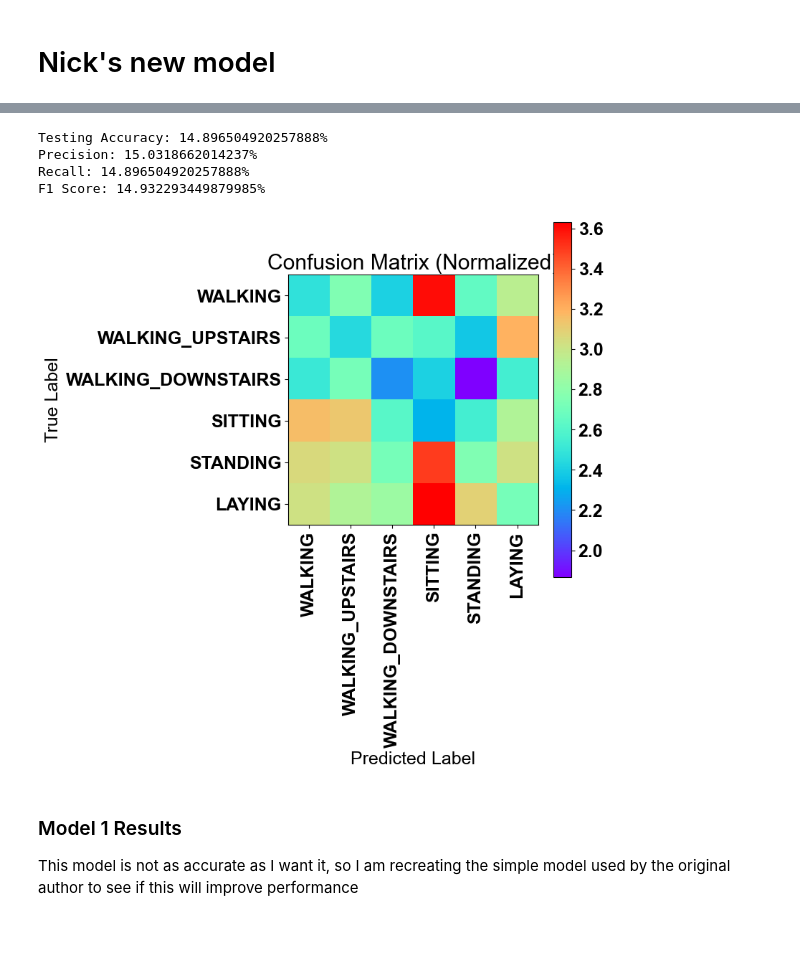
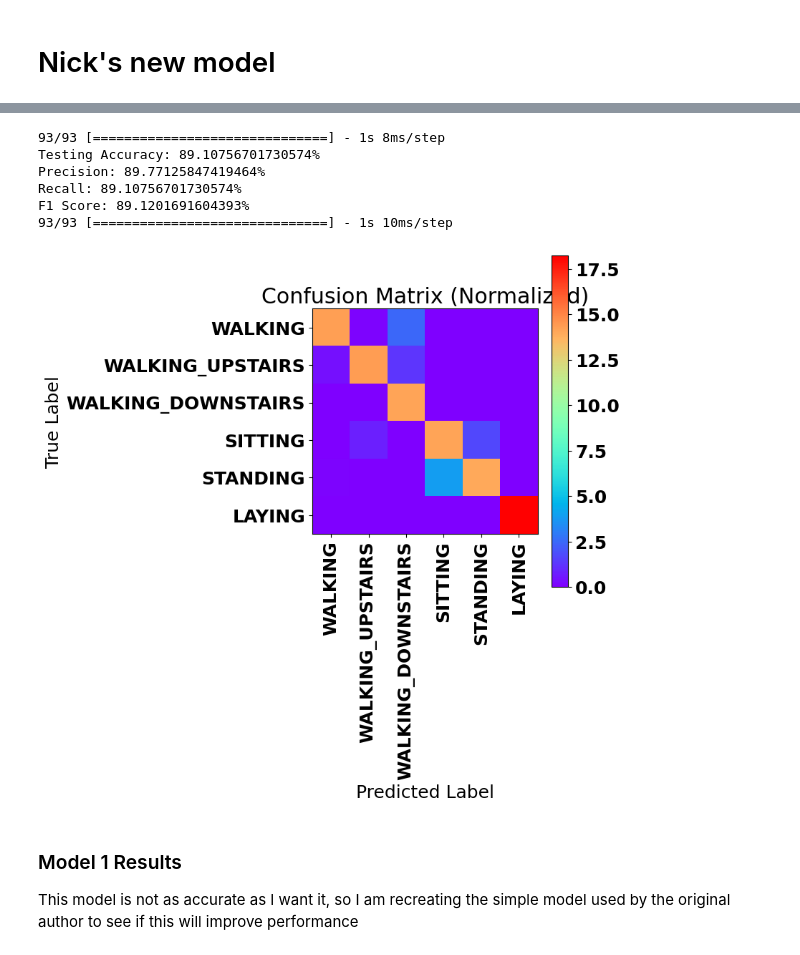
Before and after one commit to vannestn/LSTM-Human-Activity-Recognition, a Jupyter notebook: LSTM_new.ipynb, the cells around one changed output, grey strips where cells are left out. Saved outputs shown, nothing was run; the diff lists cells and outputs as text; code cells hidden in the pictures.

Commit message:
corrected confusion matrix bug

```diff
--- a/LSTM_new.ipynb
+++ b/LSTM_new.ipynb
@@ -262,8 +261,8 @@ def prepare_dataset(features, labels, batch_size, shuffle_buffer_size=1000):
 
     return dataset
 
-TRAINING_BATCH_SIZE = 512
-TESTING_BATCH_SIZE = 32
+TRAINING_BATCH_SIZE = 1024
+TESTING_BATCH_SIZE = 64
 NUMBER_OF_CLASSES = 6
 WINDOW_SIZE = len(X_train[0])
 TIME_STEP_PARAMETER_SIZE = len(X_train[0][0])
@@ -281,12 +280,13 @@ def create_model_v1():
                         strides=1,
                         activation="relu",
                         padding='causal',
+                        kernel_regularizer=regularizers.l2(0.001),
                         input_shape=[WINDOW_SIZE, TIME_STEP_PARAMETER_SIZE]),
     tf.keras.layers.LSTM(64, return_sequences=True),
     tf.keras.layers.LSTM(64),
-    tf.keras.layers.Dense(32, activation="relu"),
+    tf.keras.layers.Dense(32, kernel_regularizer=regularizers.l2(0.001), activation="relu"),
     tf.keras.layers.Dropout(0.4),
-    tf.keras.layers.Dense(32, activation="relu"),
+    tf.keras.layers.Dense(32, kernel_regularizer=regularizers.l2(0.001), activation="relu"),
     tf.keras.layers.Dropout(0.4),
     tf.keras.layers.Dense(NUMBER_OF_CLASSES, activation="softmax"),
   ])
@@ -428,12 +411,11 @@ array([[9.99999975e-06, 1.79073119e+00],
 # %%
 tf.keras.backend.clear_session()
 
-EPOCHS = 70
+EPOCHS = 100
 
 # Initialize the optimizer
 optimizer = tf.keras.optimizers.Adam(learning_rate=5.5e-4)  # Start with the initial learning rate
 
-0.001+0.0001
 # Initialize the Model
 model = create_model_v1()
 
@@ -450,7 +432,7 @@ lr_loss_logger = LearningRateLossLogger()
 history = model.fit(
     prepared_training,
     epochs=EPOCHS,
-    callbacks=[scheduler_callback, lr_loss_logger],
+    callbacks=[lr_loss_logger],
     validation_data = prepared_testing
 )
 
@@ -655,3 +618,0 @@ print(metrics_array)
-# %%
-predictions_prob = model.predict(prepared_testing)
-predictions = np.argmax(predictions_prob, axis=1)
@@ -660,58 +619,67 @@ predictions = np.argmax(predictions_prob, axis=1)
 # %%
+from tensorflow.keras.models import Model
+import numpy as np
 from sklearn.metrics import accuracy_score, precision_score, recall_score, f1_score
+import matplotlib.pyplot as plt
+from sklearn.metrics import confusion_matrix
 
-def print_classification_metrics(y_true_oh, predictions, average_method="weighted"):
+def print_classification_metrics(X, y_true_oh, model, average_method="weighted"):
+    # Make predictions on the original ordered data
+    predictions_prob = model.predict(X)
+    predictions = np.argmax(predictions_prob, axis=1)
+
     # Converting one-hot encoded y_test to label encoded
     true_labels = np.argmax(y_true_oh, axis=1)
 
-    # Calculating accuracy
+    # Calculating metrics
     accuracy = accuracy_score(true_labels, predictions)
-
-    # Calculating other metrics
     precision = precision_score(true_labels, predictions, average=average_method)
     recall = recall_score(true_labels, predictions, average=average_method)
     f1 = f1_score(true_labels, predictions, average=average_method)
 
     print(f"Testing Accuracy: {accuracy * 100}%")
     print(f"Precision: {precision * 100}%")
     print(f"Recall: {recall * 100}%")
     print(f"F1 Score: {f1 * 100}%")
 
-import matplotlib.pyplot as plt
-from sklearn.metrics import confusion_matrix
-import numpy as np
+def plot_normalized_confusion_matrix(X, y_true_oh, model, labels, cmap=plt.cm.rainbow):
+    # Make predictions on the original ordered data
+    predictions_prob = model.predict(X)
+    predictions = np.argmax(predictions_prob, axis=1)
 
-def plot_normalized_confusion_matrix(y_true_oh, predictions, labels, cmap=plt.cm.rainbow):
     # Converting one-hot encoded y_test to label encoded
     true_labels = np.argmax(y_true_oh, axis=1)
 
     # Generate confusion matrix
     confusion_mtx = confusion_matrix(true_labels, predictions)
     normalised_confusion_matrix = np.array(confusion_mtx, dtype=np.float32)/np.sum(confusion_mtx)*100
 
     # Create a plot
     plt.figure(figsize=(8, 8))
     plt.imshow(normalised_confusion_matrix, interpolation='nearest', cmap=cmap)
     plt.title("Confusion Matrix (Normalized)")
     plt.colorbar()
 
     tick_marks = np.arange(len(labels))
     plt.xticks(tick_marks, labels, rotation=90)
     plt.yticks(tick_marks, labels)
 
     plt.tight_layout()
     plt.ylabel('True Label')
     plt.xlabel('Predicted Label')
     plt.show()
 
-print_classification_metrics(y_test_oh, predictions)
-plot_normalized_confusion_matrix(y_test_oh, predictions, LABELS)
+# Test the functions
+print_classification_metrics(X_test, y_test_oh, model)
+plot_normalized_confusion_matrix(X_test, y_test_oh, model, LABELS)
 # %% [output]
-Testing Accuracy: 14.896504920257888%
-Precision: 15.0318662014237%
-Recall: 14.896504920257888%
-F1 Score: 14.932293449879985%
+93/93 [==============================] - 1s 8ms/step
+Testing Accuracy: 89.10756701730574%
+Precision: 89.77125847419464%
+Recall: 89.10756701730574%
+F1 Score: 89.1201691604393%
+93/93 [==============================] - 1s 10ms/step
-[figure, old version]
+[figure, new version]
 # %% [markdown]
 ### Model 1 Results
 This model is not as accurate as I want it, so I am recreating the simple model used by the original author to see if this will improve performance
```
Also changed, not shown: parts of 14 cells of this notebook.
